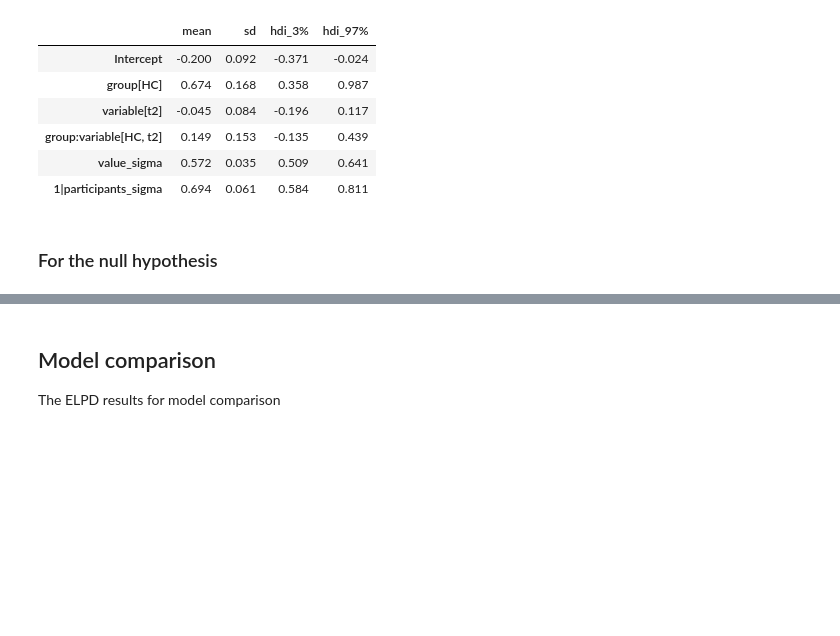
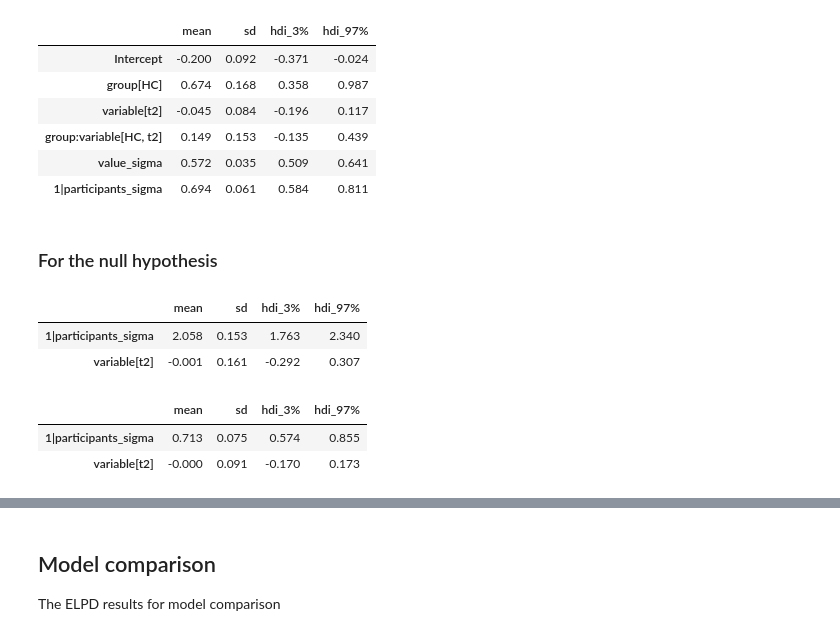
Before and after one commit to WMDA/BB_data, a Jupyter notebook: BB_data/analysis_scripts/bayes_models_analyse_results.ipynb, the cells around one changed output, grey strips where cells are left out. Drawn from its saved outputs; the diff is of its cells as text; code cells hidden in the pictures; blank space fills up the shorter version.

```diff
--- a/BB_data/analysis_scripts/bayes_models_analyse_results.ipynb
+++ b/BB_data/analysis_scripts/bayes_models_analyse_results.ipynb
@@ -112,4 +113,16 @@ az.summary(fitted_models['alt']['comp_3'], var_names=variables, kind='stats')
 | 1|participants_sigma | 0.694 | 0.061 | 0.584 | 0.811 |
 # %% [markdown]
 ### For the null hypothesis
+# %%
+az.summary(null_models['comp_1'], var_names=['1|participants_sigma', 'variable'], kind='stats')
+# %% [output]
+|  | mean | sd | hdi_3% | hdi_97% |
+| 1|participants_sigma | 2.058 | 0.153 | 1.763 | 2.340 |
+| variable[t2] | -0.001 | 0.161 | -0.292 | 0.307 |
+# %%
+az.summary(null_models['comp_2'], var_names=['1|participants_sigma', 'variable'], kind='stats')
+# %% [output]
+|  | mean | sd | hdi_3% | hdi_97% |
+| 1|participants_sigma | 0.713 | 0.075 | 0.574 | 0.855 |
+| variable[t2] | -0.000 | 0.091 | -0.170 | 0.173 |
 # %%
```
Also changed, not shown: parts of 5 cells of this notebook.
